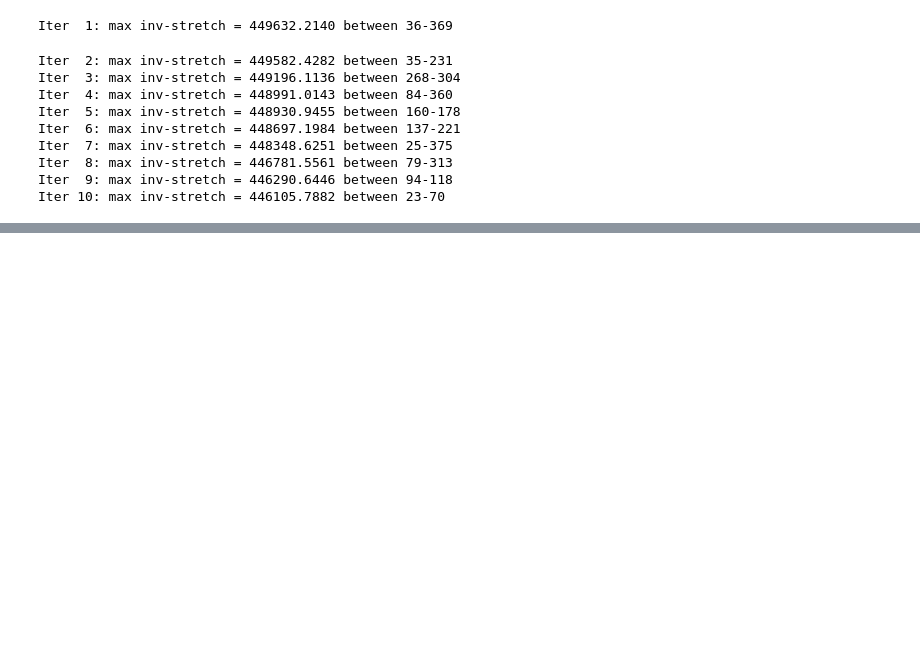
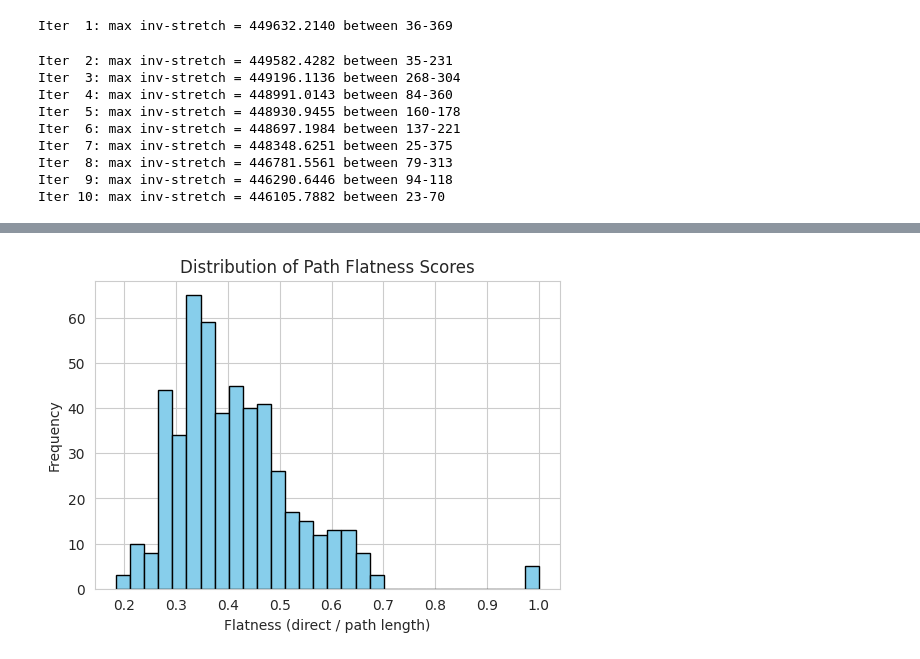
Before and after one commit to Antel0pe/SpaceOfMNIST-Digits, a Jupyter notebook: MaximizeGeodesicVSEuclideanDistance.ipynb, the cells around one changed output, grey strips where cells are left out. Drawn from its saved outputs; the diff is of its cells as text; code cells hidden in the pictures; blank space fills up the shorter version.

```diff
--- a/MaximizeGeodesicVSEuclideanDistance.ipynb
+++ b/MaximizeGeodesicVSEuclideanDistance.ipynb
@@ -2713,0 +2897,82 @@ Iter 10: max inv-stretch = 1020875.1589 between 18-73
+# %%
+import numpy as np
+import random
+
+# Redefine the function with direct_dists added to the return
+def analyze_path_flatness(g, V, D_euc, num_samples=500):
+    n = g.vcount()
+    samples = []
+    flatness_scores = []
+    hop_counts = []
+    stretch_vals = []
+    direct_dists = []
+
+    for _ in range(num_samples):
+        i, j = random.sample(range(n), 2)
+        try:
+            path = g.get_shortest_paths(i, to=j, weights=None, output='epath')[0]
+            if not path:
+                continue  # disconnected
+            edge_dists = [g.es[eid]['weight'] for eid in path]
+            path_len = len(edge_dists)
+            euclidean_path_length = sum(edge_dists)
+            direct_distance = D_euc[i, j]
+
+            stretch = path_len - direct_distance
+            flatness = direct_distance / euclidean_path_length if euclidean_path_length > 0 else 0
+
+            samples.append((i, j))
+            flatness_scores.append(flatness)
+            hop_counts.append(path_len)
+            stretch_vals.append(stretch)
+            direct_dists.append(direct_distance)
+        except:
+            continue
+
+    return {
+        'flatness_scores': np.array(flatness_scores),
+        'hop_counts': np.array(hop_counts),
+        'stretch_vals': np.array(stretch_vals),
+        'direct_dists': np.array(direct_dists),
+        'samples': samples
+    }
+
+import matplotlib.pyplot as plt
+
+# Run the analysis first
+results = analyze_path_flatness(subg, V, D_euc, num_samples=500)
+
+# Unpack results
+flatness = results['flatness_scores']
+hops = results['hop_counts']
+stretch = results['stretch_vals']
+euclidean = results['direct_dists']
+
+# Plot 1: Histogram of flatness
+plt.figure(figsize=(6, 4))
+plt.hist(flatness, bins=30, color='skyblue', edgecolor='black')
+plt.title("Distribution of Path Flatness Scores")
+plt.xlabel("Flatness (direct / path length)")
+plt.ylabel("Frequency")
+plt.grid(True)
+plt.show()
+
+# Plot 2: Hop count vs. Euclidean distance
+plt.figure(figsize=(6, 4))
+plt.scatter(euclidean, hops, alpha=0.5, s=10)
+plt.title("Hop Count vs. Euclidean Distance")
+plt.xlabel("Euclidean Distance")
+plt.ylabel("Number of Hops")
+plt.grid(True)
+plt.show()
+
+# Plot 3: Stretch vs. Euclidean distance
+plt.figure(figsize=(6, 4))
+plt.scatter(euclidean, stretch, alpha=0.5, s=10)
+plt.title("Stretch vs. Euclidean Distance")
+plt.xlabel("Euclidean Distance")
+plt.ylabel("Stretch (hops - euclidean)")
+plt.grid(True)
+plt.show()
+# %% [output]
+[figure, added]
```
Also changed, not shown: parts of 21 cells of this notebook.
